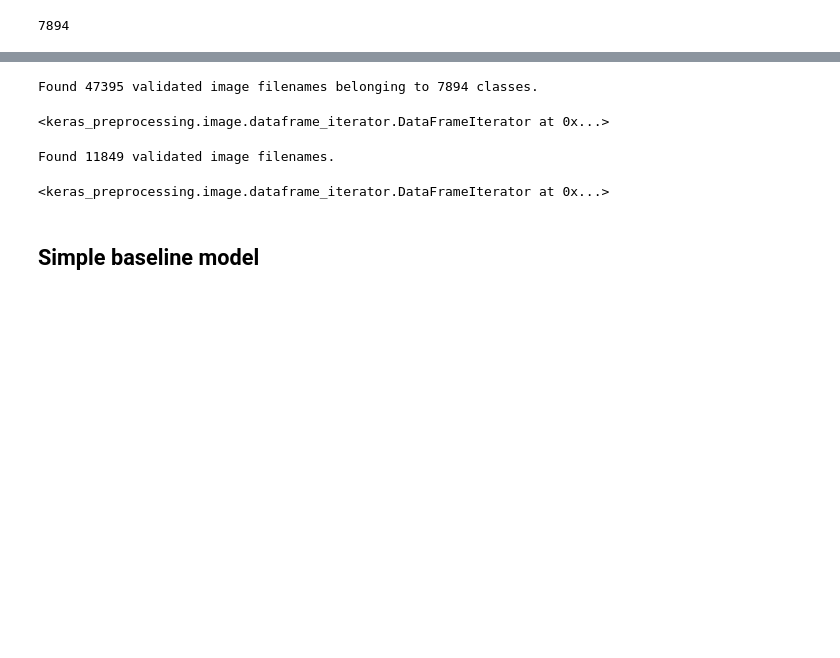
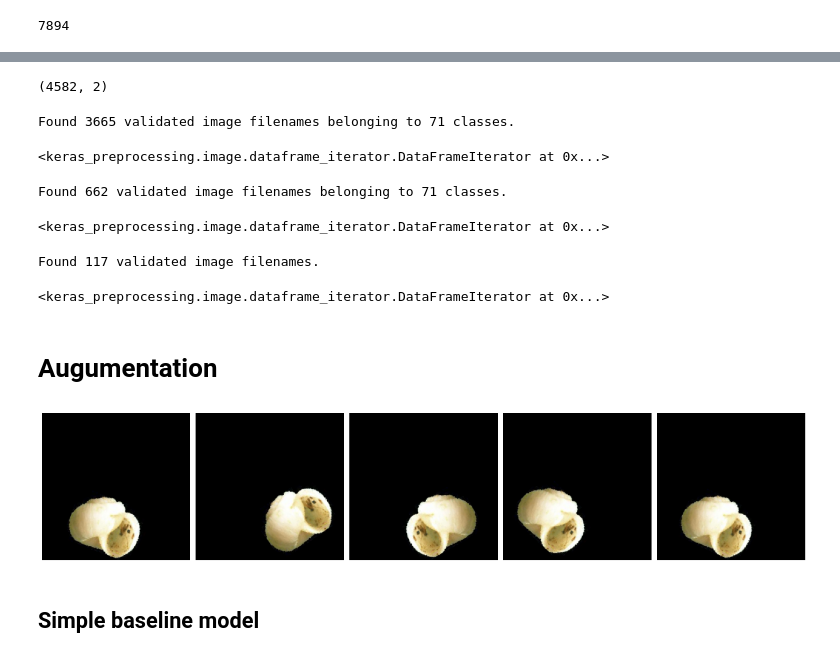
Before and after one commit to Bk073/shell-identification-1-, a Jupyter notebook: notebooks/shell_classification_(1).ipynb, the cells around one changed output, grey strips where cells are left out. Saved outputs shown, nothing was run; the diff lists cells and outputs as text; code cells hidden in the pictures; blank space fills up the shorter version.

```diff
--- a/notebooks/shell_classification_(1).ipynb
+++ b/notebooks/shell_classification_(1).ipynb
@@ -167,2 +178,6 @@ len(data['label'].unique())
+# %%
+df_filtered.shape
+# %% [output]
+(4582, 2)
 # %%
 batch_size = 128
@@ -189,24 +204,28 @@ train_data_gen = train_image_generator.flow_from_dataframe(
                                                            shuffle=True,
                                                            target_size=(IMG_HEIGHT,
                                                            IMG_WIDTH),
-                                                           class_mode='categorical')
+                                                           class_mode='categorical',
+                                                            seed=42)
 train_data_gen
 # %% [output]
-Found 47395 validated image filenames belonging to 7894 classes.
+Found 3665 validated image filenames belonging to 71 classes.
 <keras_preprocessing.image.dataframe_iterator.DataFrameIterator at 0x...>
 # %%
 label_dict = train_data_gen.class_indices
 # %%
-# valid_data_gen = validation_image_generator.flow_from_dataframe(
-#                                                           dataframe = valid_data,
-#                                                           x_col = "image",
-#                                                           y_col = "label",
-#                                                            directory=img_dir,
-#                                                            shuffle=False,
-#                                                            target_size=(IMG_HEIGHT,
-#                                                            IMG_WIDTH),
-#                                                            class_mode='categorical')
-# valid_data_gen
+valid_data_gen = validation_image_generator.flow_from_dataframe(
+                                                          dataframe = valid_data,
+                                                          x_col = "image",
+                                                          y_col = "label",
+                                                           directory=img_dir,
+                                                           shuffle=False,
+                                                           target_size=(IMG_HEIGHT,
+                                                           IMG_WIDTH),
+                                                           class_mode='categorical')
+valid_data_gen
+# %% [output]
+Found 662 validated image filenames belonging to 71 classes.
+<keras_preprocessing.image.dataframe_iterator.DataFrameIterator at 0x...>
 # %%
 test_data_gen = test_image_generator.flow_from_dataframe(
                                                           dataframe = test_data,
@@ -216,8 +235,26 @@ test_data_gen = test_image_generator.flow_from_dataframe(
                                                            shuffle=False,
                                                            target_size=(IMG_HEIGHT,
                                                            IMG_WIDTH),
-                                                           class_mode=None)
+                                                           class_mode=None,
+                                                            seed=42)
 test_data_gen
 # %% [output]
-Found 11849 validated image filenames.
+Found 117 validated image filenames.
 <keras_preprocessing.image.dataframe_iterator.DataFrameIterator at 0x...>
+# %% [markdown]
+# Augumentation
+# %%
+augmented_images = [train_data_gen[0][0][0] for i in range(5)]
+# %%
+def plotImages(images_arr):
+    fig, axes = plt.subplots(1, 5, figsize=(20,20))
+    axes = axes.flatten()
+    for img, ax in zip( images_arr, axes):
+        ax.imshow(img)
+        ax.axis('off')
+    plt.tight_layout()
+    plt.show()
+# %%
+plotImages(augmented_images)
+# %% [output]
+[figure, added]
```
Also changed, not shown: parts of 37 cells of this notebook.
